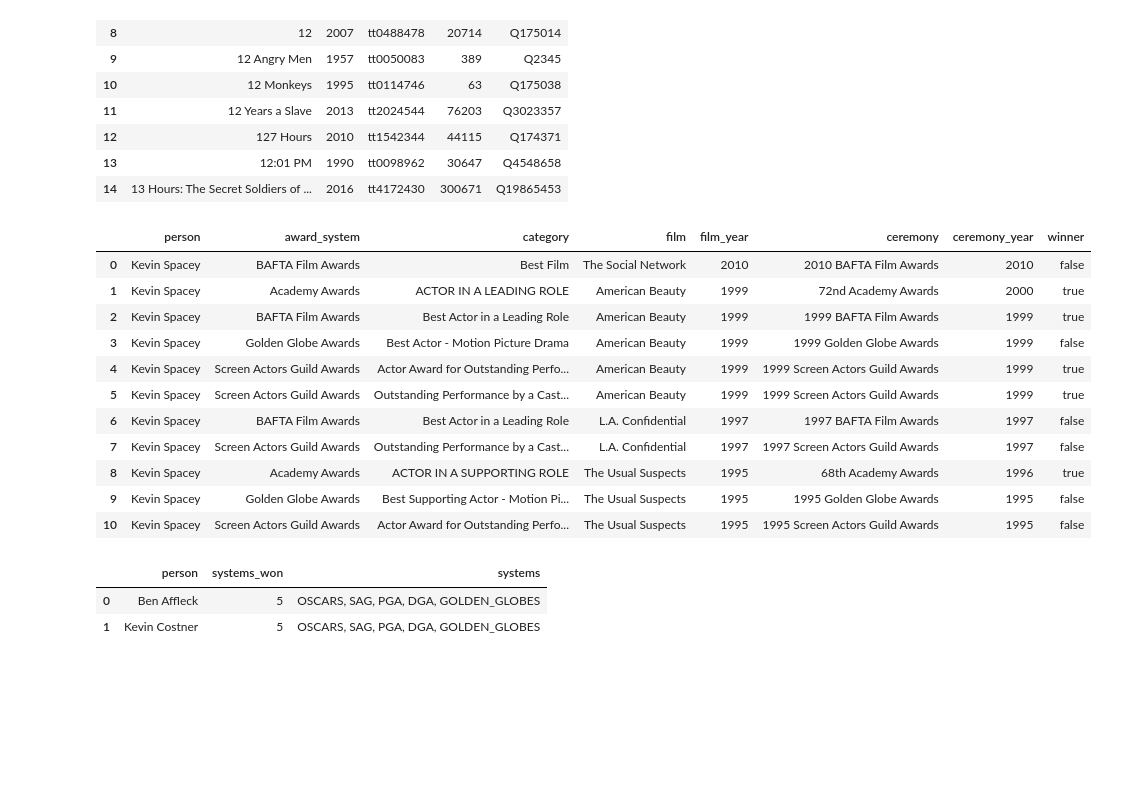
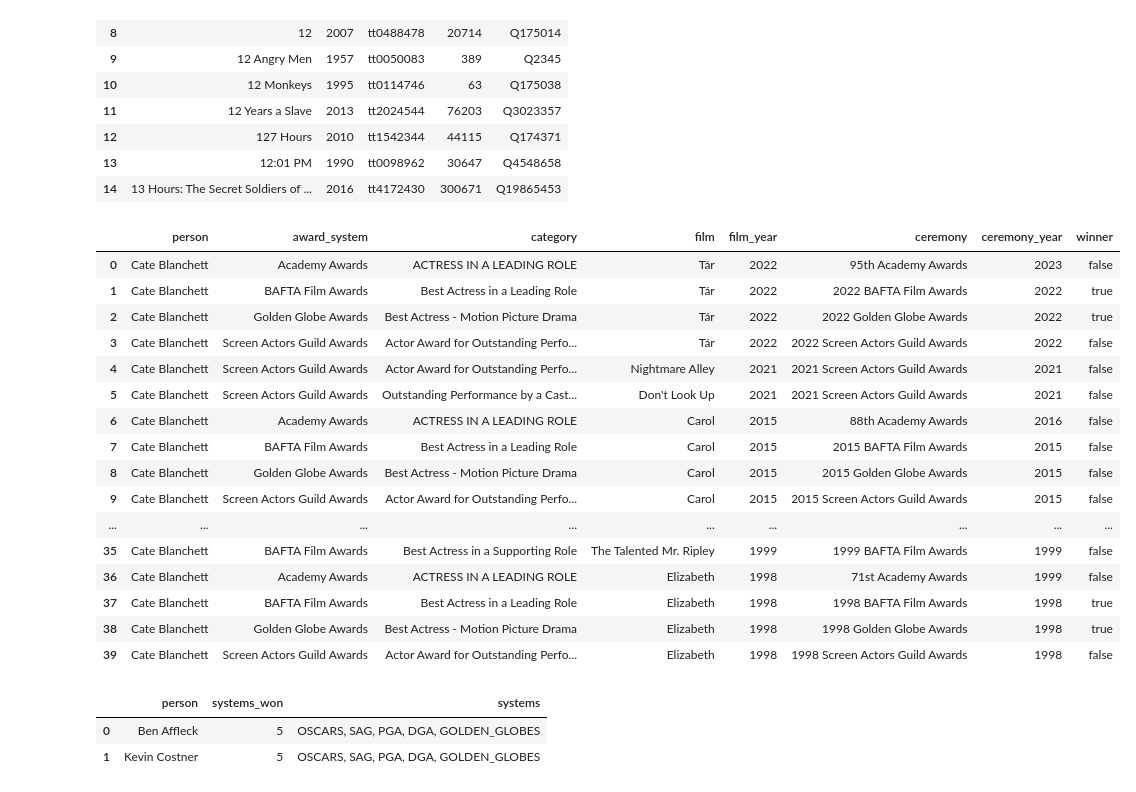
Before and after one commit to SteveHedden/fckg, a Jupyter notebook: fckg_demo_simply.ipynb, the cells around one changed output. Saved outputs shown, nothing was run; the diff lists cells and outputs as text; code cells hidden in the pictures; blank space fills up the shorter version.

```diff
--- a/fckg_demo_simply.ipynb
+++ b/fckg_demo_simply.ipynb
@@ -205,7 +205,7 @@ id_df.head(15)
 | 14 | 13 Hours: The Secret Soldiers of ... | 2016 | tt4172430 | 300671 | Q19865453 |
 # %%
 # Query 3: nominations across all award systems for any person
-person_name = "Kevin Spacey"  # e.g., "Cate Blanchett"
+person_name = "Cate Blanchett"  # e.g., "Cate Blanchett"
 
 # Safe SPARQL string literal for dynamic name input (works even if imports cell wasn't run)
 person_name_safe = person_name.strip()
@@ -238,44 +238,49 @@ SELECT ?awardSystemName ?awardSystemShort ?categoryName ?filmTitle ?filmYear ?ce
 
   OPTIONAL {{ ?ceremony msh:ceremonyName ?ceremonyName . }}
   OPTIONAL {{ ?ceremony msh:yearCeremony ?yearCeremony . }}
 
   OPTIONAL {{
     ?ceremony msh:hasAwardSystem ?awardSystem .
     OPTIONAL {{ ?awardSystem msh:systemName ?awardSystemName . }}
     OPTIONAL {{ ?awardSystem msh:shortName ?awardSystemShort . }}
   }}
 }}
 ORDER BY DESC(?yearCeremony) DESC(?filmYear) ?awardSystemName ?ceremonyName ?categoryName ?filmTitle
 """
 
 person_rows = [
     {
         "person": person_name,
         "award_system": str(r.awardSystemName) if getattr(r, "awardSystemName", None) else None,
         "category": str(r.categoryName),
         "film": str(r.filmTitle),
         "film_year": int(str(r.filmYear)) if getattr(r, "filmYear", None) else None,
         "ceremony": str(r.ceremonyName) if getattr(r, "ceremonyName", None) else None,
         "ceremony_year": int(str(r.yearCeremony)) if getattr(r, "yearCeremony", None) else None,
         "winner": str(r.winner),
     }
     for r in g.query(q_person_nominations)
 ]
 
 pd.DataFrame(person_rows)
 # %% [output]
 |  | person | award_system | category | film | film_year | ceremony | ceremony_year | winner |
-| 0 | Kevin Spacey | BAFTA Film Awards | Best Film | The Social Network | 2010 | 2010 BAFTA Film Awards | 2010 | false |
-| 1 | Kevin Spacey | Academy Awards | ACTOR IN A LEADING ROLE | American Beauty | 1999 | 72nd Academy Awards | 2000 | true |
-| 2 | Kevin Spacey | BAFTA Film Awards | Best Actor in a Leading Role | American Beauty | 1999 | 1999 BAFTA Film Awards | 1999 | true |
-| 3 | Kevin Spacey | Golden Globe Awards | Best Actor - Motion Picture Drama | American Beauty | 1999 | 1999 Golden Globe Awards | 1999 | false |
-| 4 | Kevin Spacey | Screen Actors Guild Awards | Actor Award for Outstanding Perfo... | American Beauty | 1999 | 1999 Screen Actors Guild Awards | 1999 | true |
-| 5 | Kevin Spacey | Screen Actors Guild Awards | Outstanding Performance by a Cast... | American Beauty | 1999 | 1999 Screen Actors Guild Awards | 1999 | true |
-| 6 | Kevin Spacey | BAFTA Film Awards | Best Actor in a Leading Role | L.A. Confidential | 1997 | 1997 BAFTA Film Awards | 1997 | false |
-| 7 | Kevin Spacey | Screen Actors Guild Awards | Outstanding Performance by a Cast... | L.A. Confidential | 1997 | 1997 Screen Actors Guild Awards | 1997 | false |
-| 8 | Kevin Spacey | Academy Awards | ACTOR IN A SUPPORTING ROLE | The Usual Suspects | 1995 | 68th Academy Awards | 1996 | true |
-| 9 | Kevin Spacey | Golden Globe Awards | Best Supporting Actor - Motion Pi... | The Usual Suspects | 1995 | 1995 Golden Globe Awards | 1995 | false |
-| 10 | Kevin Spacey | Screen Actors Guild Awards | Actor Award for Outstanding Perfo... | The Usual Suspects | 1995 | 1995 Screen Actors Guild Awards | 1995 | false |
+| 0 | Cate Blanchett | Academy Awards | ACTRESS IN A LEADING ROLE | Tár | 2022 | 95th Academy Awards | 2023 | false |
+| 1 | Cate Blanchett | BAFTA Film Awards | Best Actress in a Leading Role | Tár | 2022 | 2022 BAFTA Film Awards | 2022 | true |
+| 2 | Cate Blanchett | Golden Globe Awards | Best Actress - Motion Picture Drama | Tár | 2022 | 2022 Golden Globe Awards | 2022 | true |
+| 3 | Cate Blanchett | Screen Actors Guild Awards | Actor Award for Outstanding Perfo... | Tár | 2022 | 2022 Screen Actors Guild Awards | 2022 | false |
+| 4 | Cate Blanchett | Screen Actors Guild Awards | Actor Award for Outstanding Perfo... | Nightmare Alley | 2021 | 2021 Screen Actors Guild Awards | 2021 | false |
+| 5 | Cate Blanchett | Screen Actors Guild Awards | Outstanding Performance by a Cast... | Don't Look Up | 2021 | 2021 Screen Actors Guild Awards | 2021 | false |
+| 6 | Cate Blanchett | Academy Awards | ACTRESS IN A LEADING ROLE | Carol | 2015 | 88th Academy Awards | 2016 | false |
+| 7 | Cate Blanchett | BAFTA Film Awards | Best Actress in a Leading Role | Carol | 2015 | 2015 BAFTA Film Awards | 2015 | false |
+| 8 | Cate Blanchett | Golden Globe Awards | Best Actress - Motion Picture Drama | Carol | 2015 | 2015 Golden Globe Awards | 2015 | false |
+| 9 | Cate Blanchett | Screen Actors Guild Awards | Actor Award for Outstanding Perfo... | Carol | 2015 | 2015 Screen Actors Guild Awards | 2015 | false |
+| ... | ... | ... | ... | ... | ... | ... | ... | ... |
+| 35 | Cate Blanchett | BAFTA Film Awards | Best Actress in a Supporting Role | The Talented Mr. Ripley | 1999 | 1999 BAFTA Film Awards | 1999 | false |
+| 36 | Cate Blanchett | Academy Awards | ACTRESS IN A LEADING ROLE | Elizabeth | 1998 | 71st Academy Awards | 1999 | false |
+| 37 | Cate Blanchett | BAFTA Film Awards | Best Actress in a Leading Role | Elizabeth | 1998 | 1998 BAFTA Film Awards | 1998 | true |
+| 38 | Cate Blanchett | Golden Globe Awards | Best Actress - Motion Picture Drama | Elizabeth | 1998 | 1998 Golden Globe Awards | 1998 | true |
+| 39 | Cate Blanchett | Screen Actors Guild Awards | Actor Award for Outstanding Perfo... | Elizabeth | 1998 | 1998 Screen Actors Guild Awards | 1998 | false |
 # %%
 # Query 3b: people who have won an Oscar, SAG, PGA, DGA, and Golden Globes
 q_people_won_all_five = '''
```
Also changed, not shown: parts of 7 cells of this notebook.
